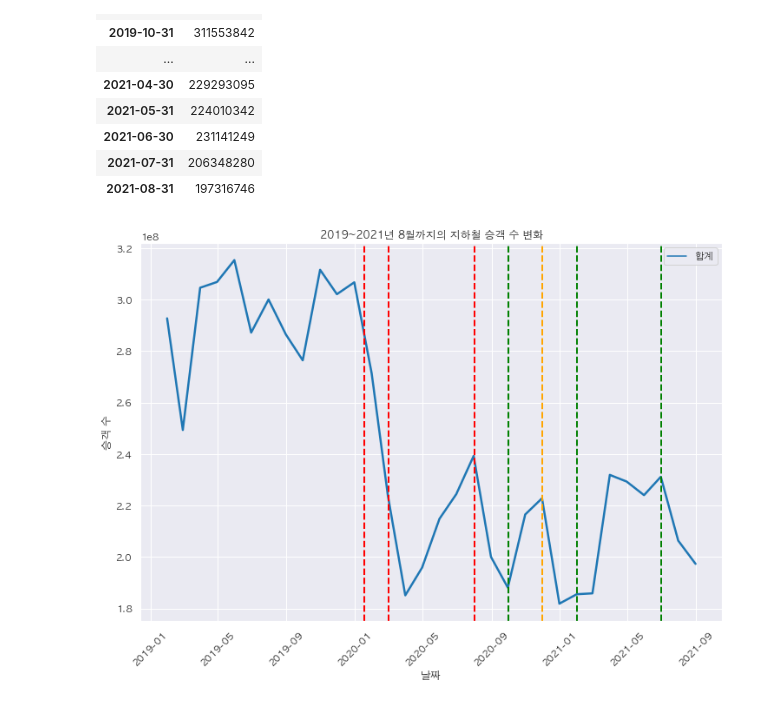
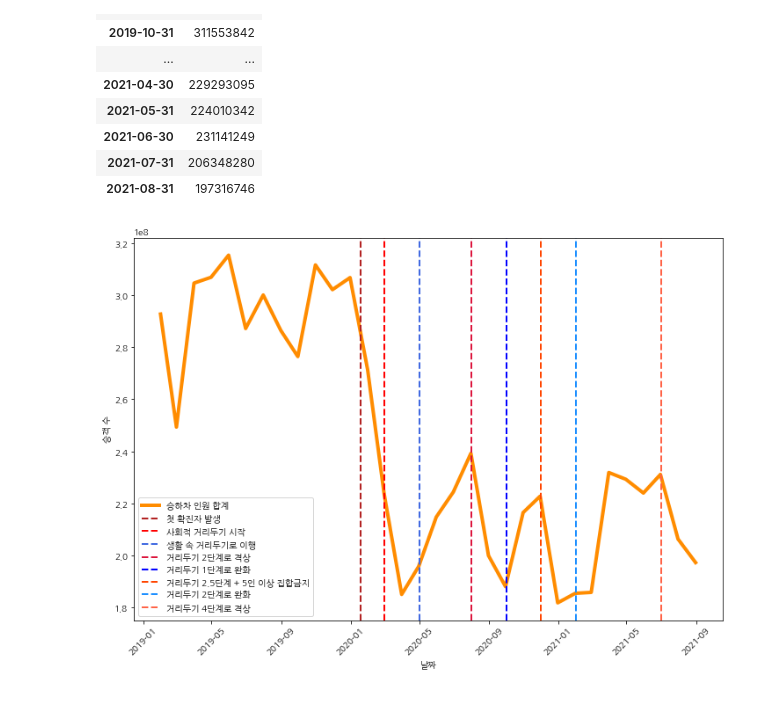
Before and after one commit to SeungyounShin/DGU-DataAnalysis, a Jupyter notebook: hyemin-station.ipynb, the cells around one changed output. Saved outputs shown, nothing was run; the diff lists cells and outputs as text; code cells hidden in the pictures.

```diff
--- a/hyemin-station.ipynb
+++ b/hyemin-station.ipynb
@@ -3,8 +3,16 @@ import pandas as pd
 import numpy as np
 import matplotlib.pyplot as plt
 import platform
-if platform.system() == 'Darwin': #맥
-    plt.rc('font', family='AppleGothic')
+from matplotlib import font_manager, rc
+
+path = "c:\Windows/Fonts/NanumGothic.ttf"
+if platform.system() == 'Darwin':
+    rc('font', family='AppleGothic')
+elif platform.system() == 'Windows':
+    font_name = font_manager.FontProperties(fname=path).get_name()
+    rc('font', family=font_name)
+
+plt.rcParams['axes.unicode_minus'] = False
 # %% [markdown]
 ## 데이터 불러오기
 # %%
@@ -219,27 +227,28 @@ result_graph
 # %%
 from datetime import datetime
 import seaborn as sns
-sns.set(font="AppleGothic",
-        rc={"axes.unicode_minus":False},
-        style='darkgrid')
-sns.lineplot(data=result_graph, palette="tab10", linewidth=2.5)
+# sns.set(font="AppleGothic",
+#         rc={"axes.unicode_minus":False},
+#         style='darkgrid')
+plt.plot(result_graph, linewidth=4, color='darkorange', label='승하차 인원 합계')
 plt.rcParams['figure.figsize'] = [12, 8]
-plt.title("2019~2021년 8월까지의 지하철 승객 수 변화")
+# plt.title("2019~2021년 8월까지의 지하철 승객 수 변화")
 plt.ylabel("승객 수")
 plt.xlabel("날짜")
 plt.xticks(rotation=45)
-plt.axvline(x=datetime(2020, 1, 18), color='red', linestyle='--', linewidth=2) # 첫 확진자 발생
-plt.axvline(x=datetime(2020, 3, 1), color='red', linestyle='--', linewidth=2) # 신천지발 확진자 급증으로 강도 높은 사회적 거리두기 시작
-# plt.axvline(x=datetime(2020, 7, 1), color='green', linestyle='--', linewidth=2) # ??
-plt.axvline(x=datetime(2020, 8, 1), color='red', linestyle='--', linewidth=2) # 사회적 거리두기 2단계 격상, 사랑제일교회 확진자 급증
+plt.axvline(x=datetime(2020, 1, 18), color='firebrick', linestyle='--', linewidth=2, label='첫 확진자 발생') # 첫 확진자 발생
+plt.axvline(x=datetime(2020, 3, 1), color='red', linestyle='--', linewidth=2, label='사회적 거리두기 시작') # 신천지발 확진자 급증으로 강도 높은 사회적 거리두기 시작
+plt.axvline(x=datetime(2020, 5, 1), color='royalblue', linestyle='--', linewidth=2, label='생활 속 거리두기로 이행') # ??
+plt.axvline(x=datetime(2020, 8, 1), color='crimson', linestyle='--', linewidth=2, label='거리두기 2단계로 격상') # 사회적 거리두기 2단계 격상, 사랑제일교회 확진자 급증
 # plt.axvline(x=datetime(2020, 9, 1), color='green', linestyle='--', linewidth=2) # 사회적 거리두기 2.5단계 격상, 2주 후 2단계로 조정
-plt.axvline(x=datetime(2020, 10, 1), color='green', linestyle='--', linewidth=2) # 사회적 거리두기 1단계로 완화
-plt.axvline(x=datetime(2020, 12, 1), color='orange', linestyle='--', linewidth=2) # 2.5단계 + 특별방역대책, 5인이상 집합금지 시행
-plt.axvline(x=datetime(2021, 2, 1), color='green', linestyle='--', linewidth=2) # 2단계 하향
-plt.axvline(x=datetime(2021, 7, 1), color='green', linestyle='--', linewidth=2) # 4단계 격상
+plt.axvline(x=datetime(2020, 10, 1), color='blue', linestyle='--', linewidth=2, label='거리두기 1단계로 완화') # 사회적 거리두기 1단계로 완화
+plt.axvline(x=datetime(2020, 12, 1), color='orangered', linestyle='--', linewidth=2, label='거리두기 2.5단계 + 5인 이상 집합금지') # 2.5단계 + 특별방역대책, 5인이상 집합금지 시행
+plt.axvline(x=datetime(2021, 2, 1), color='dodgerblue', linestyle='--', linewidth=2, label='거리두기 2단계로 완화') # 2단계 하향
+plt.axvline(x=datetime(2021, 7, 1), color='tomato', linestyle='--', linewidth=2, label='거리두기 4단계로 격상') # 4단계 격상
+plt.legend()
 plt.show()
 # %% [output]
-[figure, old version]
+[figure, new version]
 # %%
 # 2020년
 # 1월 - 국내 첫 확진자 발생
```
